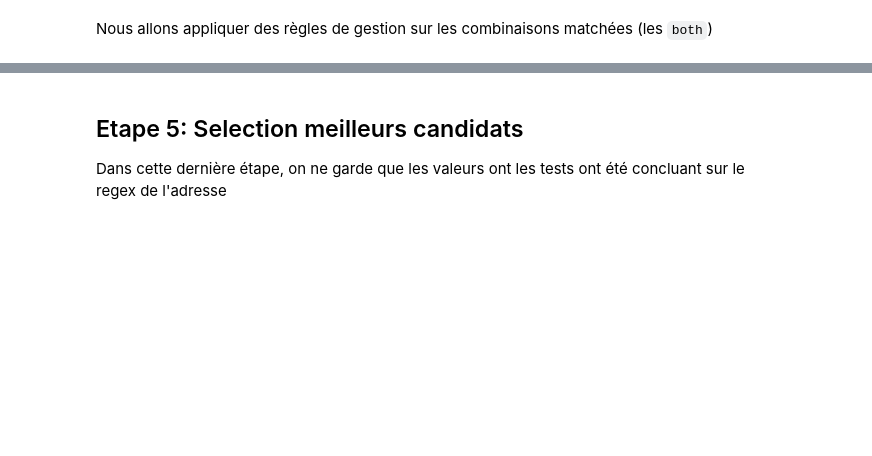
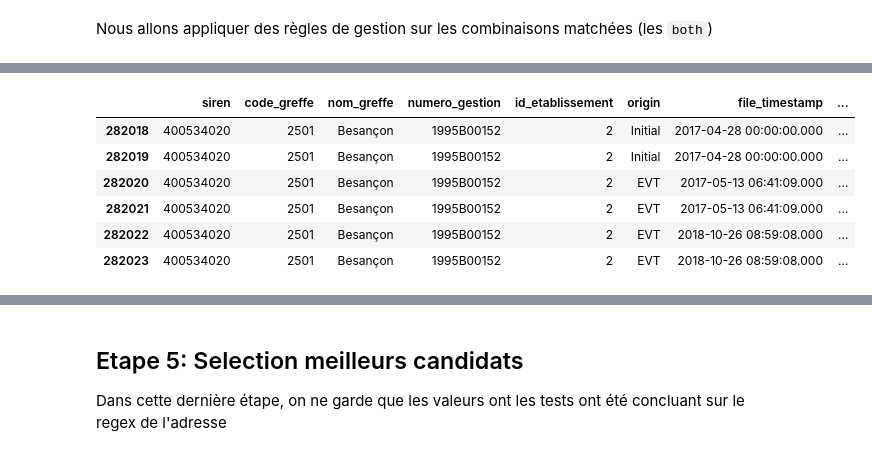
Before and after one commit to thomaspernet/InseeInpi_matching, a Jupyter notebook: Notebooks_matching/Data_preprocessed/programme_matching/02_siretisation/04_siretisation_new_ets.ipynb, the cells around one changed output, grey strips where cells are left out. Drawn from its saved outputs; the diff is of its cells as text; code cells hidden in the pictures; blank space fills up the shorter version.

```diff
--- a/Notebooks_matching/Data_preprocessed/programme_matching/02_siretisation/04_siretisation_new_ets.ipynb
+++ b/Notebooks_matching/Data_preprocessed/programme_matching/02_siretisation/04_siretisation_new_ets.ipynb
@@ -654,0 +732,37 @@ df_2 = df_2.assign(
+# %%
+df_2 = df_2.assign(
+
+    test_distance_diff = lambda x:
+    np.where(
+        np.logical_or(
+            x['jacquard'] != x['min_jacquard'],
+            x['edit'] != x['min_edit']
+        ),
+        True, False
+
+    ),
+
+    min_jacquard_enseigne1 = lambda x:
+    x.groupby(['siren', 'code_greffe', 'nom_greffe', 'numero_gestion',
+               'id_etablissement'])['jacquard_enseigne1'].transform('min'),
+
+    min_jacquard_enseigne2 = lambda x:
+    x.groupby(['siren', 'code_greffe', 'nom_greffe', 'numero_gestion',
+               'id_etablissement'])['jacquard_enseigne2'].transform('min'),
+
+    min_jacquard_enseigne3 = lambda x:
+    x.groupby(['siren', 'code_greffe', 'nom_greffe', 'numero_gestion',
+               'id_etablissement'])['jacquard_enseigne3'].transform('min'),
+
+    min_edit_enseigne1 = lambda x:
+    x.groupby(['siren', 'code_greffe', 'nom_greffe', 'numero_gestion',
+               'id_etablissement'])['edit_enseigne1'].transform('min'),
+
+    min_edit_enseigne2 = lambda x:
+    x.groupby(['siren', 'code_greffe', 'nom_greffe', 'numero_gestion',
+               'id_etablissement'])['edit_enseigne2'].transform('min'),
+
+    min_edit_enseigne3 = lambda x:
+    x.groupby(['siren', 'code_greffe', 'nom_greffe', 'numero_gestion',
+               'id_etablissement'])['edit_enseigne3'].transform('min')
+)
@@ -655,2 +809,12 @@ df_2 = df_2.assign(
+# %%
+df_2.loc[lambda x: x['siren'].isin(['400534020'])]
+# %% [output]
+|  | siren | code_greffe | nom_greffe | numero_gestion | id_etablissement | origin | file_timestamp | ... |
+| 282018 | 400534020 | 2501 | Besançon | 1995B00152 | 2 | Initial | 2017-04-28 00:00:00.000 | ... |
+| 282019 | 400534020 | 2501 | Besançon | 1995B00152 | 2 | Initial | 2017-04-28 00:00:00.000 | ... |
+| 282020 | 400534020 | 2501 | Besançon | 1995B00152 | 2 | EVT | 2017-05-13 06:41:09.000 | ... |
+| 282021 | 400534020 | 2501 | Besançon | 1995B00152 | 2 | EVT | 2017-05-13 06:41:09.000 | ... |
+| 282022 | 400534020 | 2501 | Besançon | 1995B00152 | 2 | EVT | 2018-10-26 08:59:08.000 | ... |
+| 282023 | 400534020 | 2501 | Besançon | 1995B00152 | 2 | EVT | 2018-10-26 08:59:08.000 | ... |
 # %%
 df_2.head()
```
Also changed, not shown: parts of 82 cells of this notebook, 1 other file.
